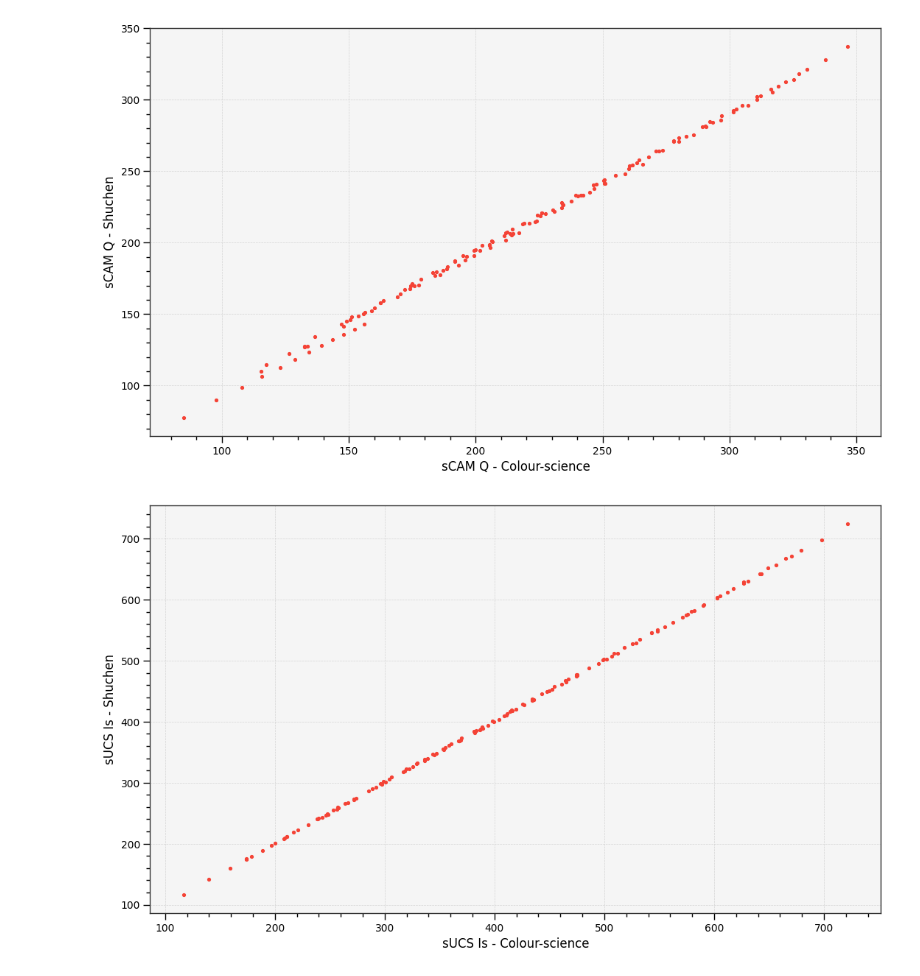
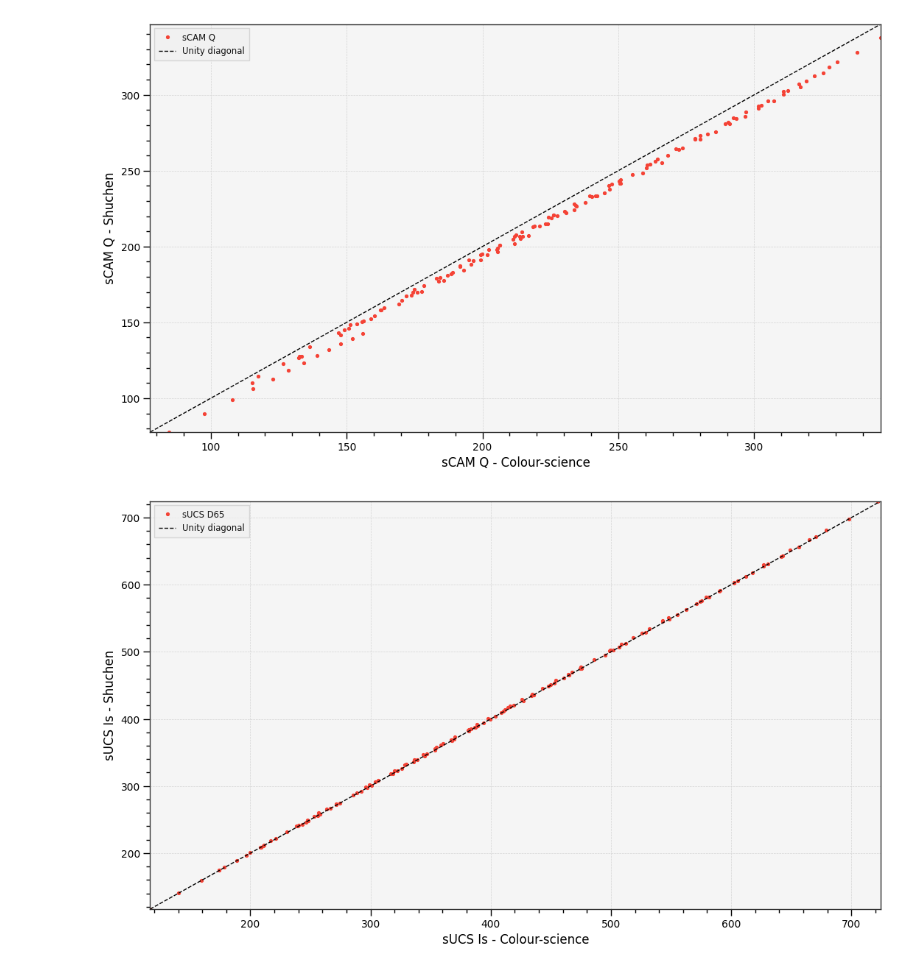
Before and after one commit to rennis250/colorNotebooks, a Jupyter notebook: sUCS_sCAM_matlab_vs_python.ipynb, the cells around one changed output. Drawn from its saved outputs; the diff is of its cells as text; code cells hidden in the pictures.

Commit message:
add unity diagonal to plots

```diff
--- a/sUCS_sCAM_matlab_vs_python.ipynb
+++ b/sUCS_sCAM_matlab_vs_python.ipynb
@@ -222,10 +222,10 @@ for i in range(AllSpectra.shape[0]):
     sUCS = colour.XYZ_to_sUCS(XYZ)
     rob_sucs_Is[i] = sUCS[0][0]
 
-    sCAM = colour.XYZ_to_sCAM(XYZ, XYZ_w, L_A, Y_b, surround, discount_illuminant=True)
+    sCAM = colour.XYZ_to_sCAM(XYZ, XYZ_w, L_A, Y_b, surround, discount_illuminant=False)
     rob_scam_Qs[i] = sCAM.Q[0]
 
-    colour_sCAM = colour.XYZ_to_sCAM(XYZ, colour_white_XYZ, L_A, Y_b, surround, discount_illuminant=True)
+    colour_sCAM = colour.XYZ_to_sCAM(XYZ, colour_white_XYZ, L_A, Y_b, surround, discount_illuminant=False)
     colour_rob_scam_Qs[i] = colour_sCAM.Q[0]
 
     LAB = colour.XYZ_to_Lab(XYZ, XYZ_w)
@@ -239,14 +239,26 @@ sc_lab_Ls = brightnesses_144['Lstar'][0][0].squeeze()
 # %%
 plt.plot(rob_scam_Qs, sc_scam_Qs_srgb, "o", label="sCAM Q")
 plt.xlabel("sCAM Q - Colour-science")
 plt.ylabel("sCAM Q - Shuchen")
+vmin = min(np.min(rob_scam_Qs), np.min(sc_scam_Qs_srgb))
+vmax = max(np.max(rob_scam_Qs), np.max(sc_scam_Qs_srgb))
+plt.plot([vmin, vmax], [vmin, vmax], "k--", linewidth=1, label="Unity diagonal")
+plt.xlim(vmin, vmax)
+plt.ylim(vmin, vmax)
+plt.legend()
 plt.show()
 # %% [output]
-[figure, old version]
+[figure, new version]
 # %%
 plt.plot(rob_sucs_Is, sc_sucs_Is_d65, 'o', label='sUCS D65')
 plt.xlabel("sUCS Is - Colour-science")
 plt.ylabel("sUCS Is - Shuchen")
+vmin = min(np.min(rob_sucs_Is), np.min(sc_sucs_Is_d65))
+vmax = max(np.max(rob_sucs_Is), np.max(sc_sucs_Is_d65))
+plt.plot([vmin, vmax], [vmin, vmax], "k--", linewidth=1, label="Unity diagonal")
+plt.xlim(vmin, vmax)
+plt.ylim(vmin, vmax)
+plt.legend()
 plt.show()
 # %% [output]
-[figure, old version]
+[figure, new version]
```
